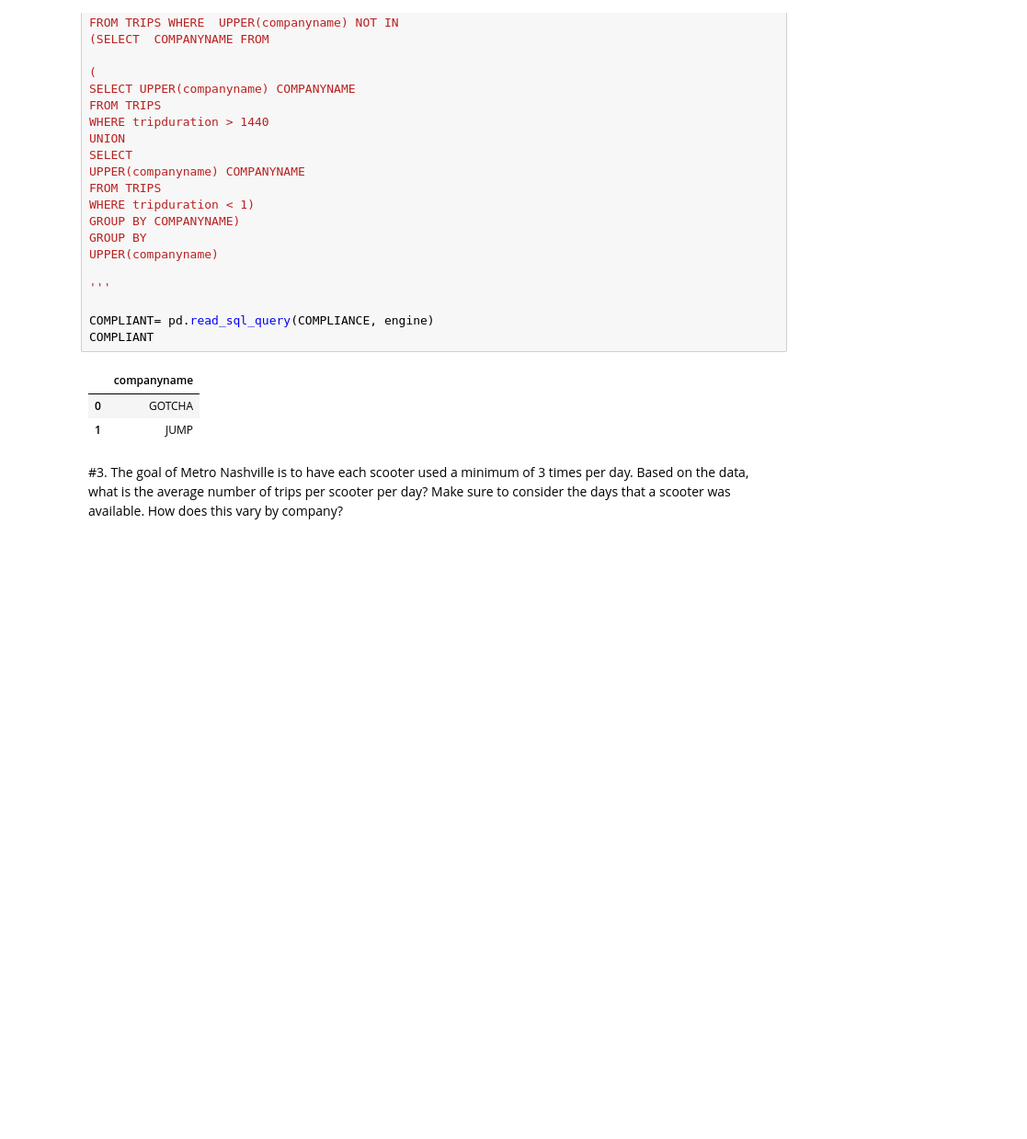
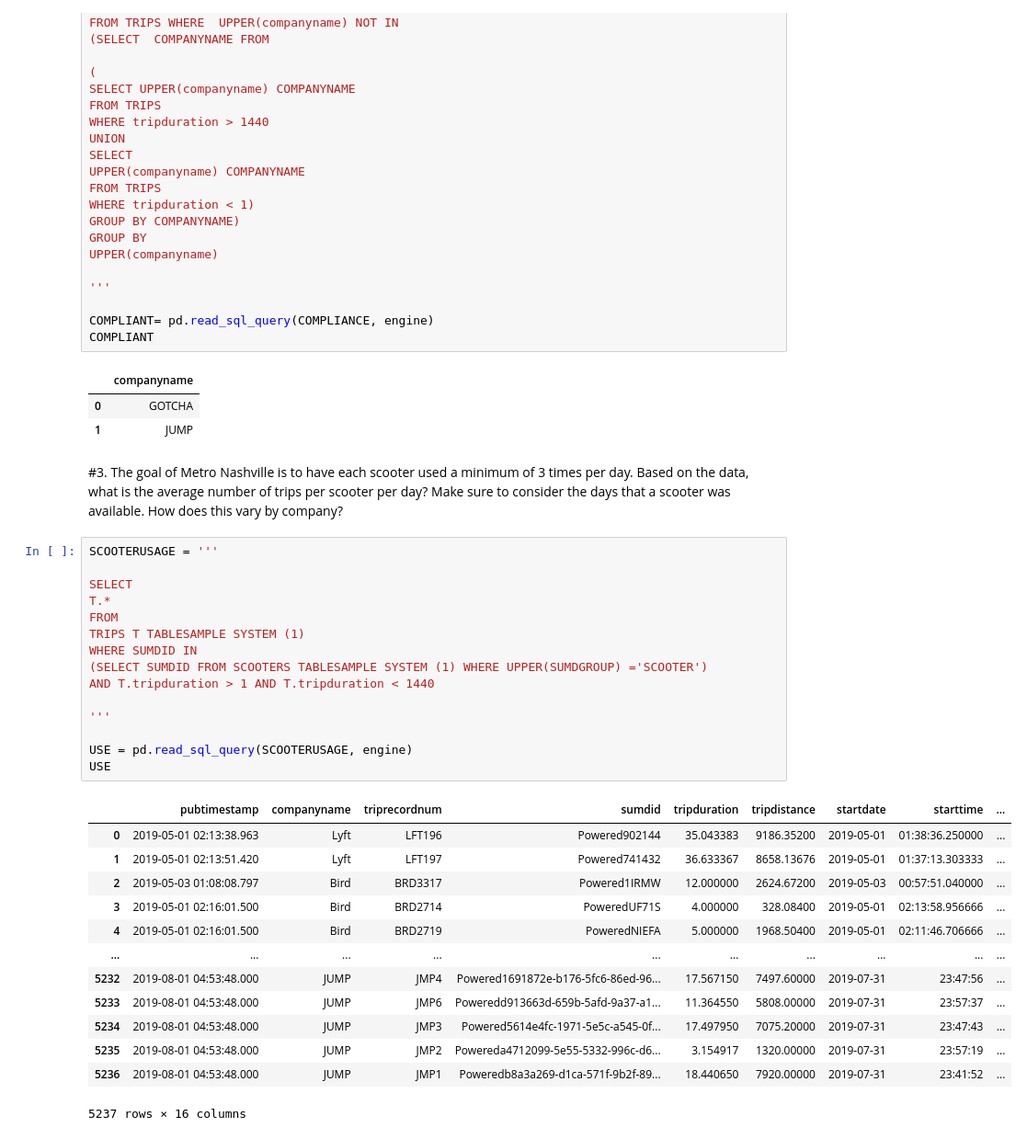
Before and after one commit to NSS-Data-Analytics-Cohort-10/scooters-group-3, a Jupyter notebook: notebooks/Untitled.ipynb, the cells around one changed output. Shown: that part at 92% size. Drawn from its saved outputs; the diff is of its cells as text; blank space fills up the shorter version.

```diff
--- a/notebooks/Untitled.ipynb
+++ b/notebooks/Untitled.ipynb
@@ -466,3 +497,32 @@ COMPLIANT
 | 1 | JUMP |
 # %% [markdown]
 #3. The goal of Metro Nashville is to have each scooter used a minimum of 3 times per day. Based on the data, what is the average number of trips per scooter per day? Make sure to consider the days that a scooter was available. How does this vary by company?
+# %%
+SCOOTERUSAGE = '''
+
+SELECT
+T.*
+FROM
+TRIPS T TABLESAMPLE SYSTEM (1)
+WHERE SUMDID IN
+(SELECT SUMDID FROM SCOOTERS TABLESAMPLE SYSTEM (1) WHERE UPPER(SUMDGROUP) ='SCOOTER')
+AND T.tripduration > 1 AND T.tripduration < 1440
+
+'''
+
+USE = pd.read_sql_query(SCOOTERUSAGE, engine)
+USE
+# %% [output]
+|  | pubtimestamp | companyname | triprecordnum | sumdid | tripduration | tripdistance | startdate | starttime | ... |
+| 0 | 2019-05-01 02:13:38.963 | Lyft | LFT196 | Powered902144 | 35.043383 | 9186.35200 | 2019-05-01 | 01:38:36.250000 | ... |
+| 1 | 2019-05-01 02:13:51.420 | Lyft | LFT197 | Powered741432 | 36.633367 | 8658.13676 | 2019-05-01 | 01:37:13.303333 | ... |
+| 2 | 2019-05-03 01:08:08.797 | Bird | BRD3317 | Powered1IRMW | 12.000000 | 2624.67200 | 2019-05-03 | 00:57:51.040000 | ... |
+| 3 | 2019-05-01 02:16:01.500 | Bird | BRD2714 | PoweredUF71S | 4.000000 | 328.08400 | 2019-05-01 | 02:13:58.956666 | ... |
+| 4 | 2019-05-01 02:16:01.500 | Bird | BRD2719 | PoweredNIEFA | 5.000000 | 1968.50400 | 2019-05-01 | 02:11:46.706666 | ... |
+| ... | ... | ... | ... | ... | ... | ... | ... | ... | ... |
+| 5232 | 2019-08-01 04:53:48.000 | JUMP | JMP4 | Powered1691872e-b176-5fc6-86ed-96... | 17.567150 | 7497.60000 | 2019-07-31 | 23:47:56 | ... |
+| 5233 | 2019-08-01 04:53:48.000 | JUMP | JMP6 | Poweredd913663d-659b-5afd-9a37-a1... | 11.364550 | 5808.00000 | 2019-07-31 | 23:57:37 | ... |
+| 5234 | 2019-08-01 04:53:48.000 | JUMP | JMP3 | Powered5614e4fc-1971-5e5c-a545-0f... | 17.497950 | 7075.20000 | 2019-07-31 | 23:47:43 | ... |
+| 5235 | 2019-08-01 04:53:48.000 | JUMP | JMP2 | Powereda4712099-5e55-5332-996c-d6... | 3.154917 | 1320.00000 | 2019-07-31 | 23:57:19 | ... |
+| 5236 | 2019-08-01 04:53:48.000 | JUMP | JMP1 | Poweredb8a3a269-d1ca-571f-9b2f-89... | 18.440650 | 7920.00000 | 2019-07-31 | 23:41:52 | ... |
+5237 rows × 16 columns
```
Also changed, not shown: parts of 8 cells of this notebook.
